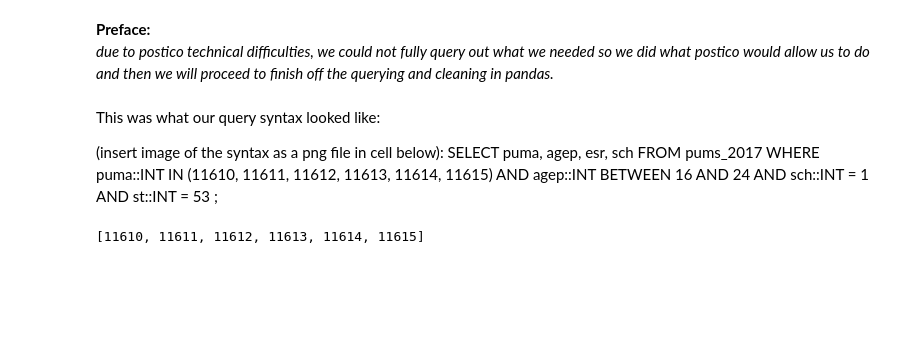
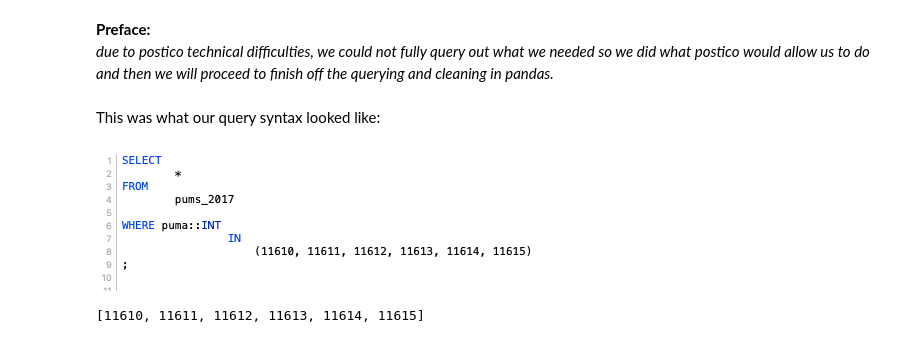
Before and after one commit to cenuno/opportunity_youth, a Jupyter notebook: notebooks/report/index.ipynb, the cells around one changed output. Cells and saved outputs as stored; diff of their text form; code cells hidden in the pictures; blank space fills up the shorter version.

```diff
--- a/notebooks/report/index.ipynb
+++ b/notebooks/report/index.ipynb
@@ -137,17 +107,12 @@ To meet the guidelines of these parameters, we have run some queries on a few ta
 # %% [markdown]
 __Preface:__ <br>
 *due to postico technical difficulties, we could not fully query out what we needed so we did what postico would allow us to do and then we will proceed to finish off the querying and cleaning in pandas.*
-# %% [markdown]
-This was what our query syntax looked like:
-
-(insert image of the syntax as a png file in cell below):
-SELECT puma, agep, esr, sch
-FROM pums_2017
-WHERE puma::INT IN (11610, 11611, 11612, 11613, 11614, 11615)
-AND agep::INT BETWEEN 16 AND 24
-AND sch::INT = 1
-AND st::INT = 53
-;
+# %% [markdown]
+This was what our query syntax looked like:
+# %%
+Image('../../img_files/pums_2017_south_county.png') # filtered based on puma's to get only the south king county cities
+# %% [output]
+[figure, added]
 # %%
 skc_puma_list
 # %% [output]
```
Also changed, not shown: parts of 69 cells of this notebook, 2 other files.
